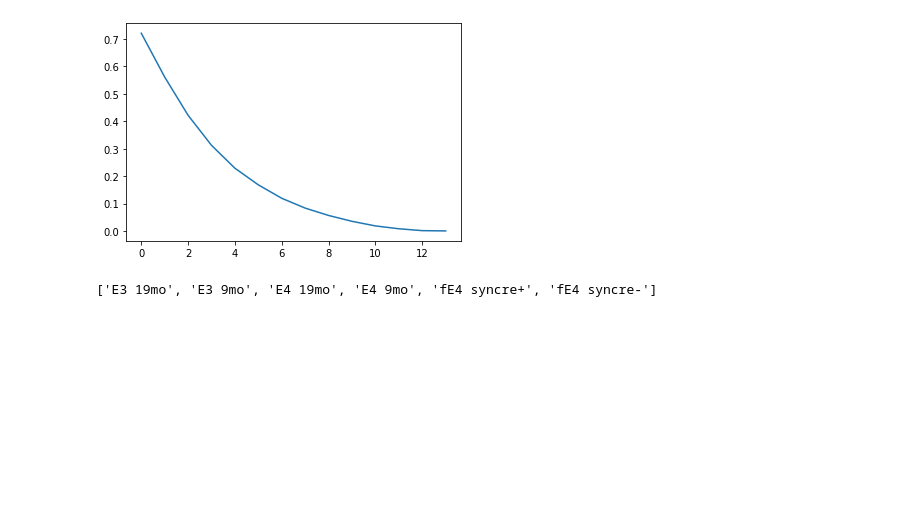
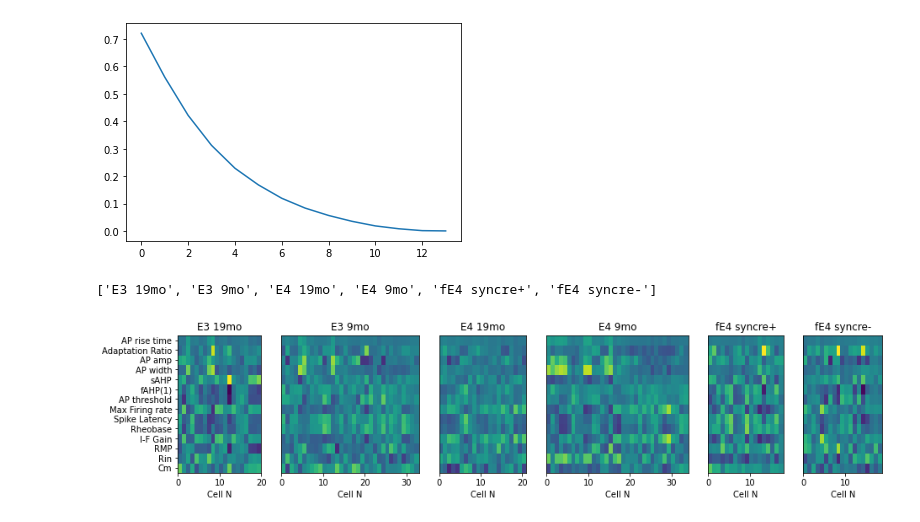
Before and after one commit to dtabuena/ApoE_Data_Clustering, a Jupyter notebook: MessingWithData.ipynb, the cells around one changed output. Drawn from its saved outputs; the diff is of its cells as text; code cells hidden in the pictures; blank space fills up the shorter version.

```diff
--- a/MessingWithData.ipynb
+++ b/MessingWithData.ipynb
@@ -139,5 +143,37 @@ list_colors = [colors[i] for i in type_num ]
 # %% [output]
 ['E3 19mo', 'E3 9mo', 'E4 19mo', 'E4 9mo', 'fE4 syncre+', 'fE4 syncre-']
+# %%
+### raw_data_map
+counts = [np.sum( [tt==t for tt in type_list]) for t in uniq_types ]
+fig, ax = plt.subplots(1,num_t,figsize = [15,3],gridspec_kw={'width_ratios': counts})
+
+
+data_X_min = np.min(data_for_fit)
+data_X_max = np.max(data_for_fit)
+
+for ti in range(num_t):
+    t = uniq_types[ti]
+    t_colr = colors[ti]
+    is_type = [ind for ind in range(len(type_num)) if type_num[ind]==ti]
+
+    ax[ti].pcolor(data_for_fit.T[:,is_type], vmin=data_X_min, vmax=data_X_max)
+    ax[ti].set_yticks(np.arange(len(numericals))+0.5)
+    if ti ==0 : ax[ti].set_yticklabels(numericals,rotation=0)
+    else:  ax[ti].get_yaxis().set_visible(False)
+    ax[ti].set_xlabel('Cell N')
+    ax[ti].title.set_text(t)
+    # plt.clim(data_X_min,data_X_max)
+
+
+    start = min(is_type)+3 / len(is_type)
+    stop = max(is_type)-3 / len(is_type)
+
+    # ax[ti].plot([start, stop], [0.1, 0.1,], transform=ax[ti].transAxes,color = 'k')
+
+plt.show()
+fig.savefig('Normalized_Vals_split.'+fig_opt['format'],**fig_opt)
+# %% [output]
+[figure, added]
 # %%
 ### use knn to define umap regions ###
 # %%
```
Also changed, not shown: parts of 8 cells of this notebook.
